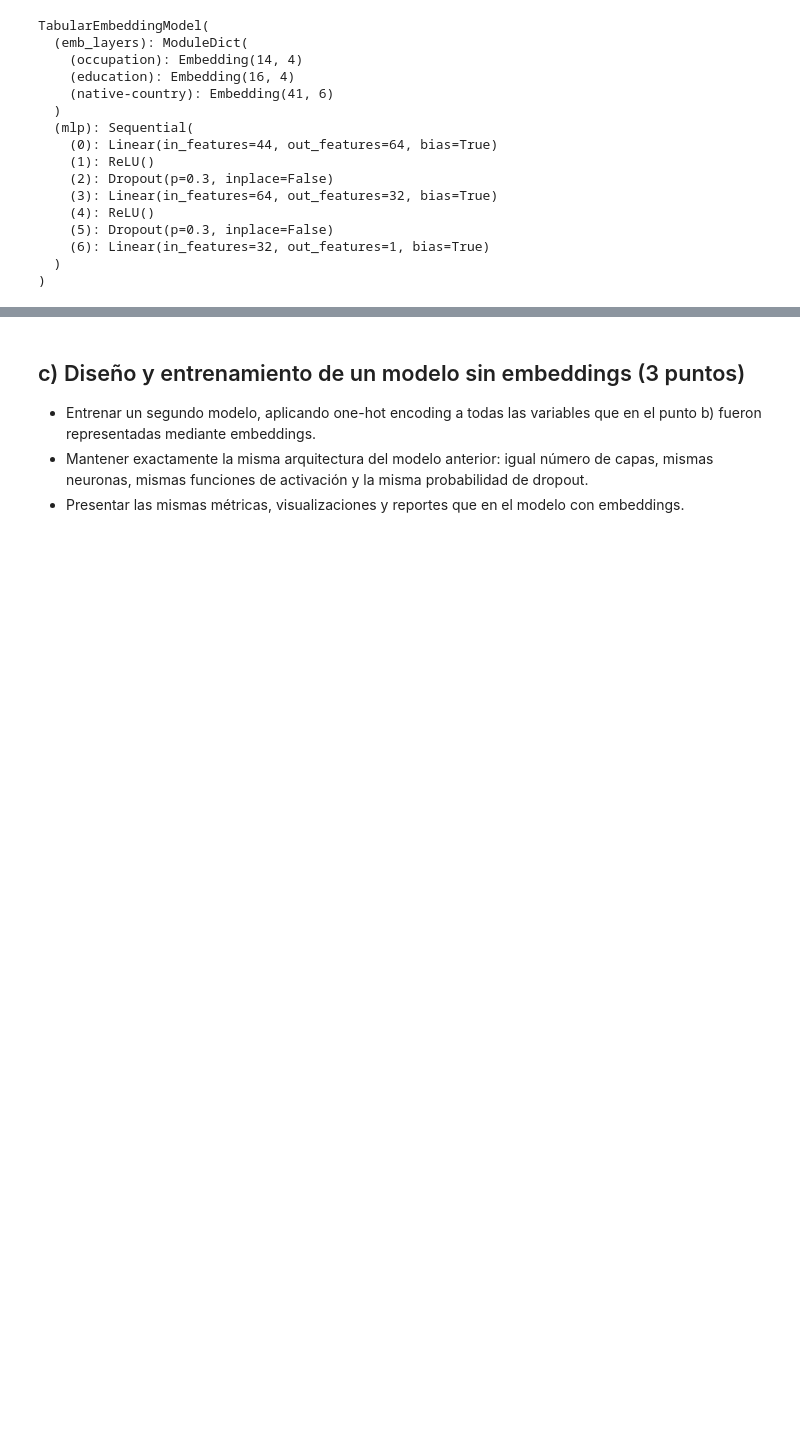
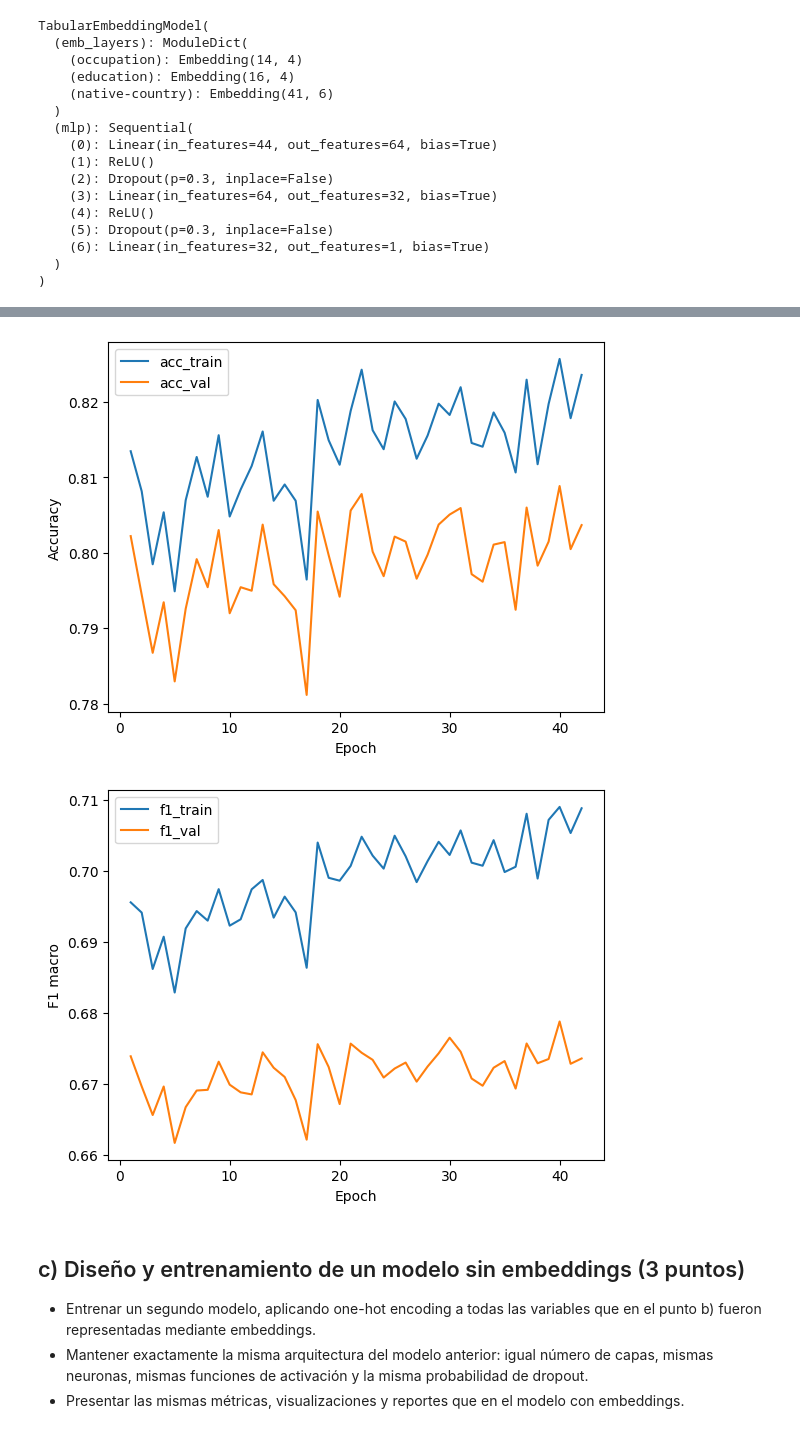
Before and after one commit to jbrazonath/TP_AP, a Jupyter notebook: BRAZON-JOSMAR-DL-TP2-Co22.ipynb, the cells around one changed output, grey strips where cells are left out. Cells and saved outputs as stored; diff of their text form; code cells hidden in the pictures; blank space fills up the shorter version.

```diff
--- a/BRAZON-JOSMAR-DL-TP2-Co22.ipynb
+++ b/BRAZON-JOSMAR-DL-TP2-Co22.ipynb
@@ -676,3 +748,30 @@ Epoch 20 - loss_tr: 0.3309  loss_val: 0.3359  acc_tr: 0.851  acc_val: 0.843  f1_
+# %%
+import matplotlib.pyplot as plt
+
+# uso la cantidad de puntos guardados en history
+n_points = len(history["train_acc"])
+epochs   = range(1, n_points + 1)
+
+# accuracy
+plt.figure()
+plt.plot(epochs, history["train_acc"], label="acc_train")
+plt.plot(epochs, history["val_acc"],   label="acc_val")
+plt.xlabel("Epoch")
+plt.ylabel("Accuracy")
+plt.legend()
+plt.show()
+
+# F1 macro
+plt.figure()
+plt.plot(epochs, history["train_f1"], label="f1_train")
+plt.plot(epochs, history["val_f1"],   label="f1_val")
+plt.xlabel("Epoch")
+plt.ylabel("F1 macro")
+plt.legend()
+plt.show()
+# %% [output]
+[figure, added]
+[figure, added]
 # %% [markdown]
 ## c) Diseño y entrenamiento de un modelo sin embeddings (3 puntos)
 
```
Also changed, not shown: parts of 4 cells of this notebook.
